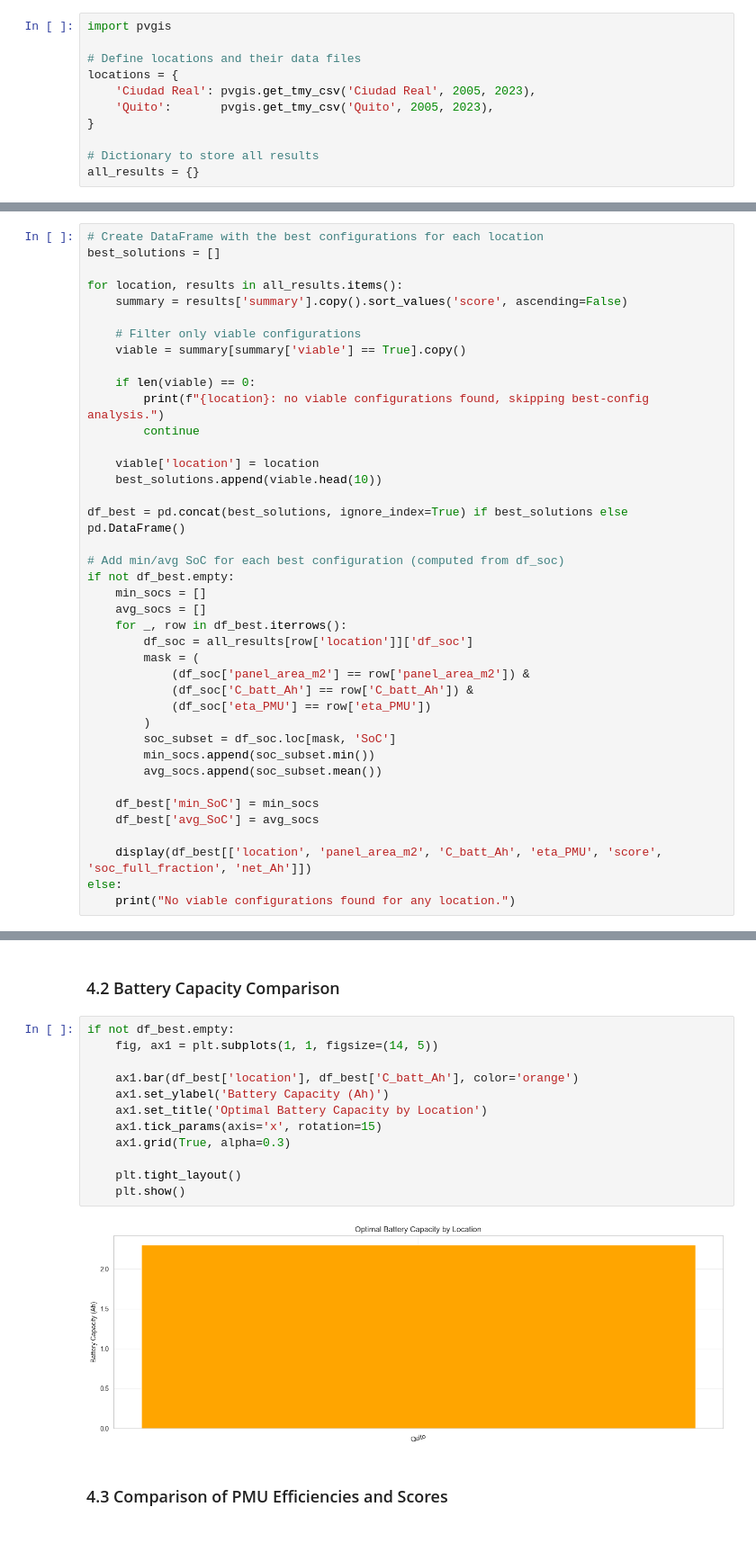
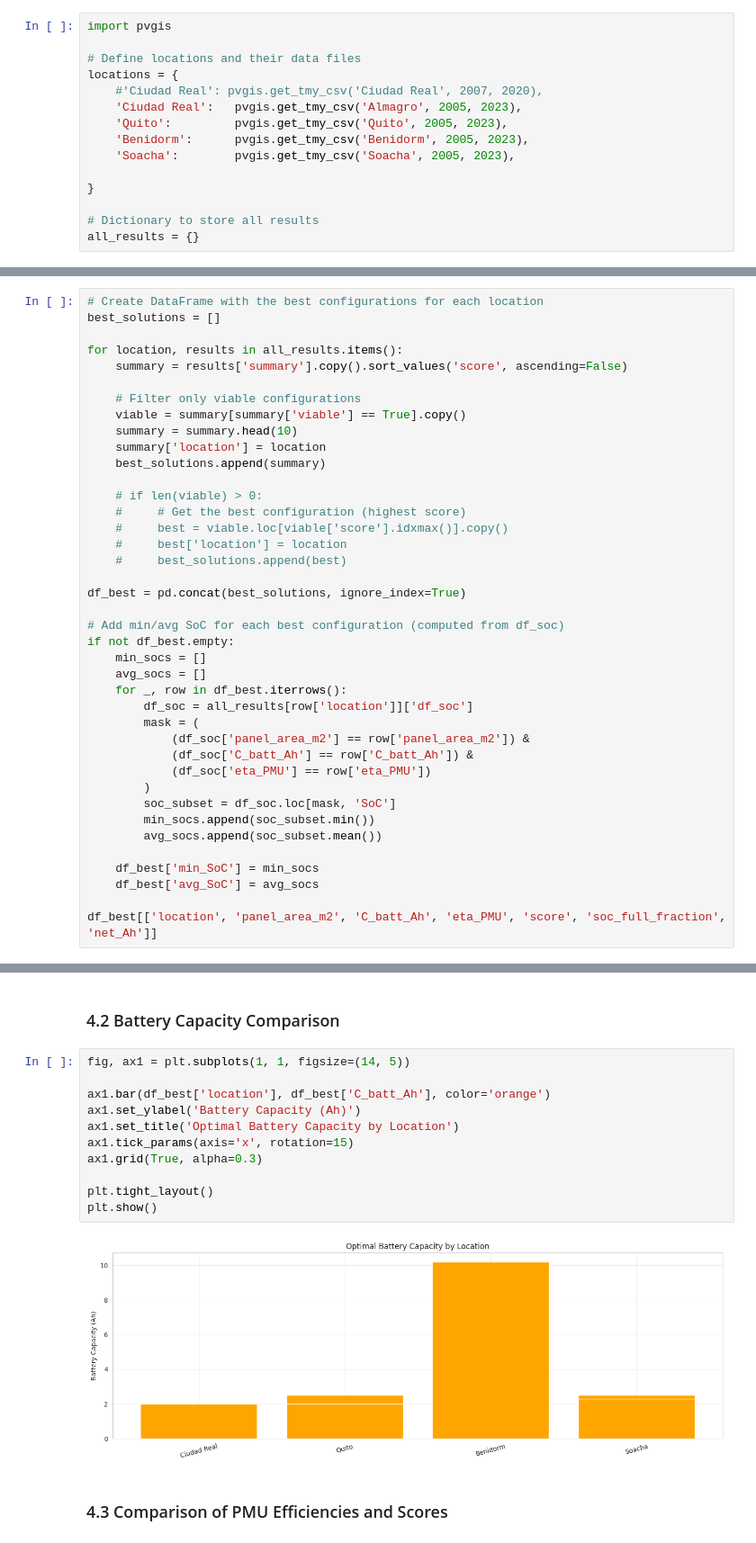
Before and after one commit to UCLM-ARCO/oasis-ehs, a Jupyter notebook: compare-quito-vs-cr.ipynb, the cells around one changed output, grey strips where cells are left out. Shown at 90% size. Drawn from its saved outputs; the diff is of its cells as text.

```diff
--- a/compare-quito-vs-cr.ipynb
+++ b/compare-quito-vs-cr.ipynb
@@ -32,8 +32,12 @@ import pvgis
 
 # Define locations and their data files
 locations = {
-    'Ciudad Real': pvgis.get_tmy_csv('Ciudad Real', 2005, 2023),
-    'Quito':       pvgis.get_tmy_csv('Quito', 2005, 2023),
+    #'Ciudad Real': pvgis.get_tmy_csv('Ciudad Real', 2007, 2020),
+    'Ciudad Real':   pvgis.get_tmy_csv('Almagro', 2005, 2023),
+    'Quito':         pvgis.get_tmy_csv('Quito', 2005, 2023),
+    'Benidorm':      pvgis.get_tmy_csv('Benidorm', 2005, 2023),
+    'Soacha':        pvgis.get_tmy_csv('Soacha', 2005, 2023),
+
 }
 
 # Dictionary to store all results
@@ -86,15 +92,17 @@ for location, results in all_results.items():
 
     # Filter only viable configurations
     viable = summary[summary['viable'] == True].copy()
+    summary = summary.head(10)
+    summary['location'] = location
+    best_solutions.append(summary)
 
-    if len(viable) == 0:
-        print(f"{location}: no viable configurations found, skipping best-config analysis.")
-        continue
+    # if len(viable) > 0:
+    #     # Get the best configuration (highest score)
+    #     best = viable.loc[viable['score'].idxmax()].copy()
+    #     best['location'] = location
+    #     best_solutions.append(best)
 
-    viable['location'] = location
-    best_solutions.append(viable.head(10))
-
-df_best = pd.concat(best_solutions, ignore_index=True) if best_solutions else pd.DataFrame()
+df_best = pd.concat(best_solutions, ignore_index=True)
 
 # Add min/avg SoC for each best configuration (computed from df_soc)
 if not df_best.empty:
@@ -114,7 +122,5 @@ if not df_best.empty:
     df_best['min_SoC'] = min_socs
     df_best['avg_SoC'] = avg_socs
 
-    display(df_best[['location', 'panel_area_m2', 'C_batt_Ah', 'eta_PMU', 'score', 'soc_full_fraction', 'net_Ah']])
-else:
-    print("No viable configurations found for any location.")
+df_best[['location', 'panel_area_m2', 'C_batt_Ah', 'eta_PMU', 'score', 'soc_full_fraction', 'net_Ah']]
 # %% [output]
@@ -152,19 +162,18 @@ if not df_best.empty:
 # %% [markdown]
 ### 4.2 Battery Capacity Comparison
 # %%
-if not df_best.empty:
-    fig, ax1 = plt.subplots(1, 1, figsize=(14, 5))
+fig, ax1 = plt.subplots(1, 1, figsize=(14, 5))
 
-    ax1.bar(df_best['location'], df_best['C_batt_Ah'], color='orange')
-    ax1.set_ylabel('Battery Capacity (Ah)')
-    ax1.set_title('Optimal Battery Capacity by Location')
-    ax1.tick_params(axis='x', rotation=15)
-    ax1.grid(True, alpha=0.3)
+ax1.bar(df_best['location'], df_best['C_batt_Ah'], color='orange')
+ax1.set_ylabel('Battery Capacity (Ah)')
+ax1.set_title('Optimal Battery Capacity by Location')
+ax1.tick_params(axis='x', rotation=15)
+ax1.grid(True, alpha=0.3)
 
-    plt.tight_layout()
-    plt.show()
+plt.tight_layout()
+plt.show()
 # %% [output]
-[figure, old version]
+[figure, new version]
 # %% [markdown]
 ### 4.3 Comparison of PMU Efficiencies and Scores
 # %%
```
Also changed, not shown: parts of 13 cells of this notebook.
